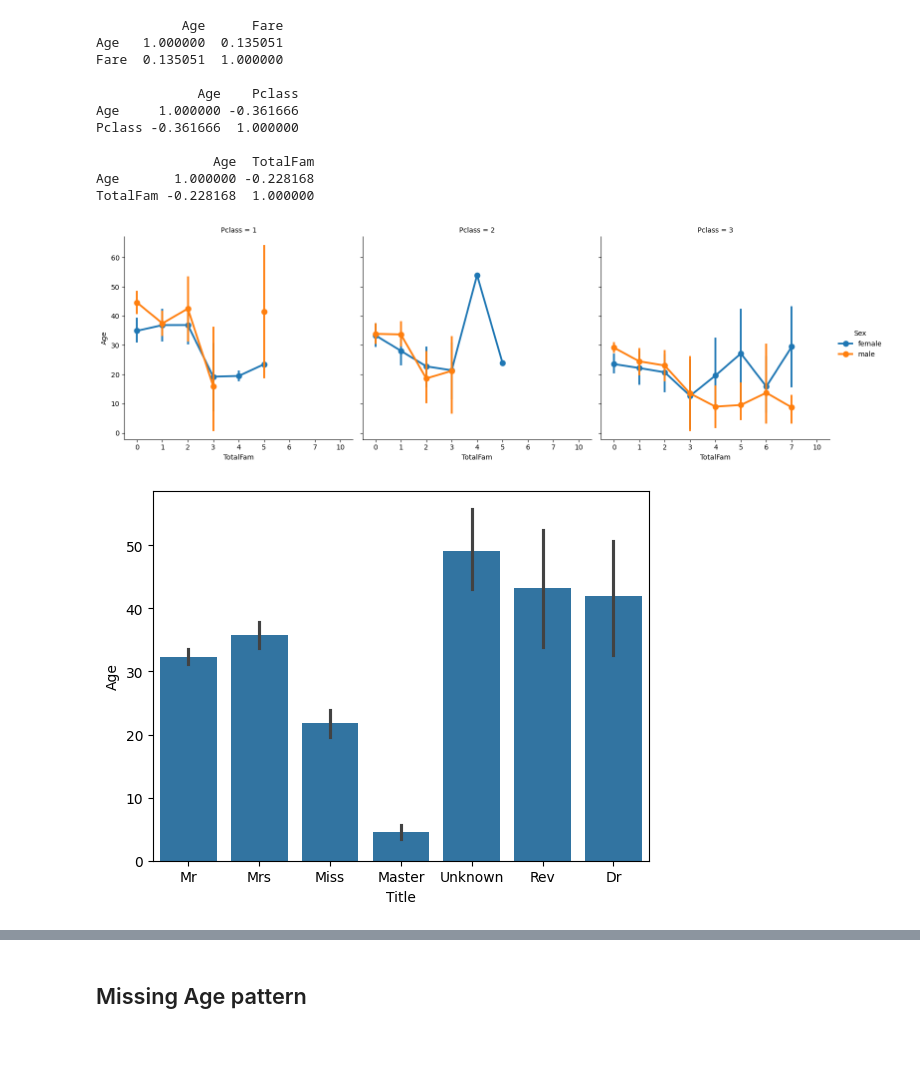
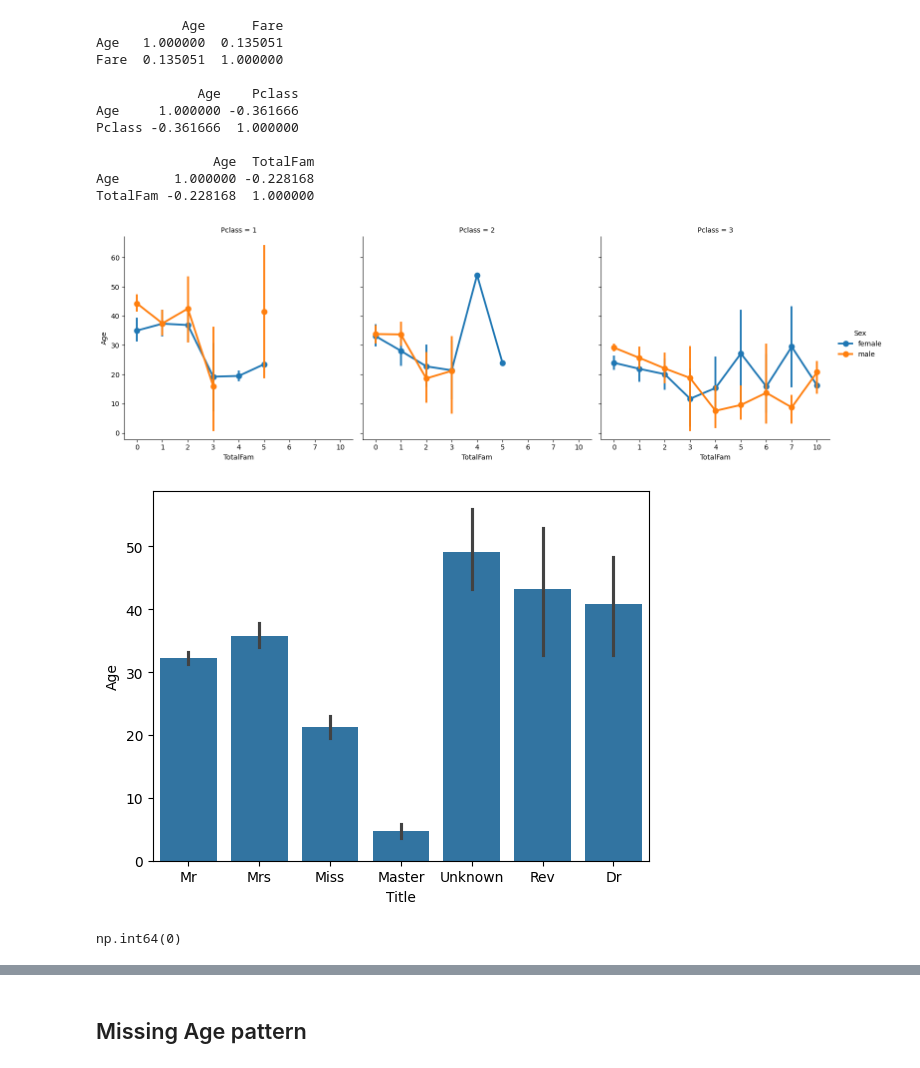
Before and after one commit to rfdspeng/ml_ai_portfolio, a Jupyter notebook: titanic/titanic.ipynb, the cells around one changed output, grey strips where cells are left out. Drawn from its saved outputs; the diff is of its cells as text; code cells hidden in the pictures.

```diff
--- a/titanic/titanic.ipynb
+++ b/titanic/titanic.ipynb
@@ -631,15 +631,16 @@ Pclass -0.361666  1.000000
 Age       1.000000 -0.228168
 TotalFam -0.228168  1.000000
 # %%
-sns.catplot(df, x="TotalFam", y="Age", hue="Sex", col="Pclass", kind="point")
+# sns.catplot(df, x="TotalFam", y="Age", hue="Sex", col="Pclass", kind="point")
+sns.catplot(df_prep, x="TotalFam", y="Age", hue="Sex", col="Pclass", kind="point")
 plt.show()
 # %% [output]
-[figure, old version]
+[figure, new version]
 # %%
-sns.barplot(df, x="Title", y="Age")
+sns.barplot(df_prep, x="Title", y="Age")
 plt.show()
 # %% [output]
-[figure, old version]
+[figure, new version]
 # %%
 from sklearn.base import BaseEstimator, TransformerMixin
 from sklearn.ensemble import RandomForestRegressor
@@ -668,3 +668,7 @@ df['AgeImputed'] = df['AgeImputed'].fillna(df.groupby(["Titles", "Pclass", famgr
+# %%
+df["AgeImputed"].isna().sum()
+# %% [output]
+np.int64(0)
 # %%
 f, axs = plt.subplots(ncols=2, sharey=True, sharex=True, figsize=[12.8, 4.8])
 sns.histplot(df, x="Age", binwidth=5, ax=axs[0])
```
Also changed, not shown: parts of 20 cells of this notebook, 2 other files.
